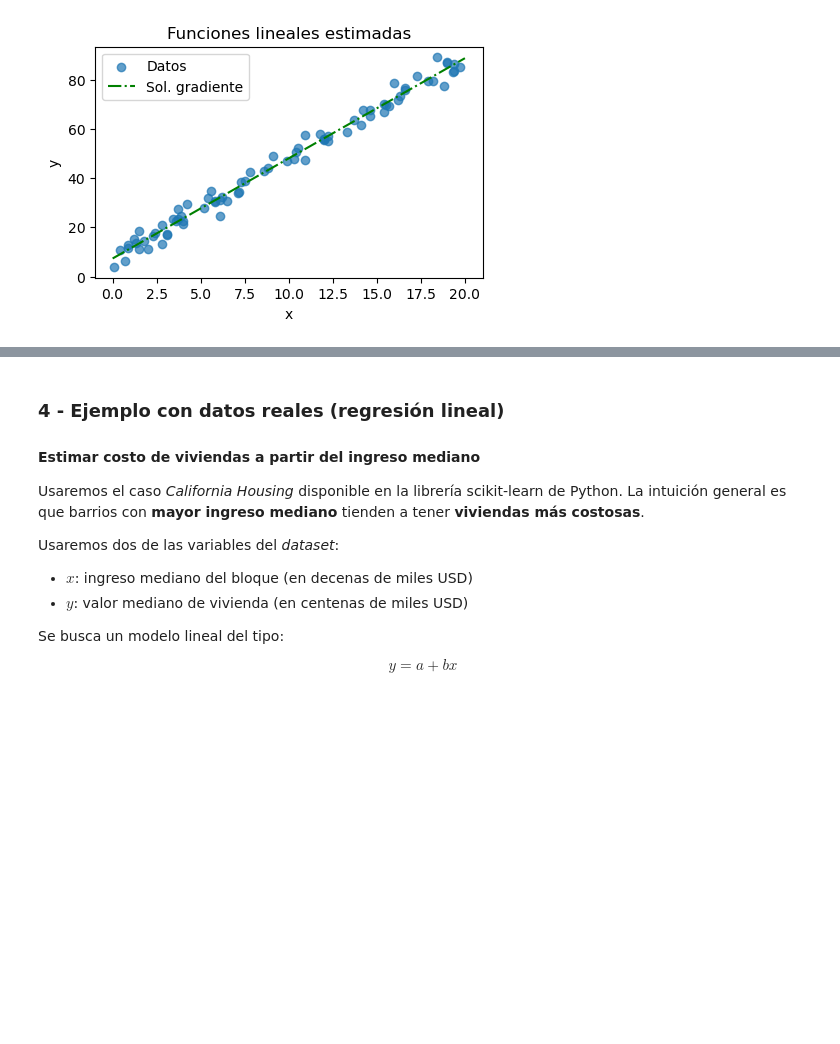
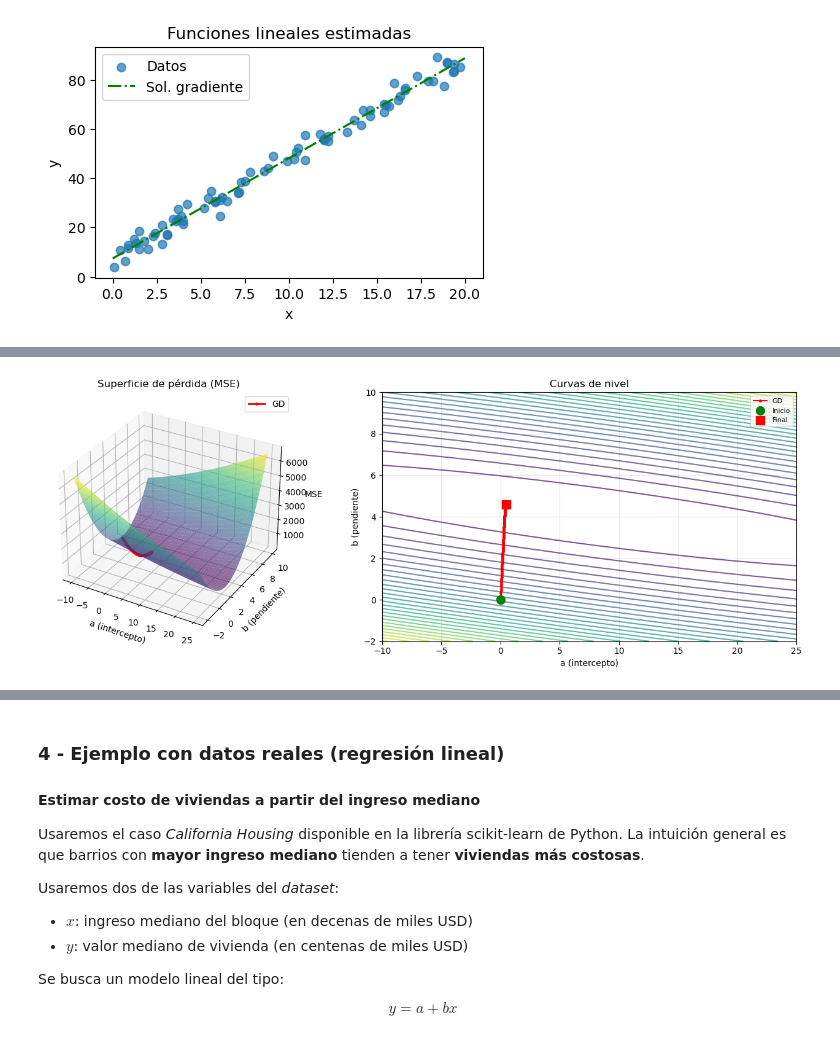
Before and after one commit to milogz/Modelado-en-Optimizacion, a Jupyter notebook: MO_3-2 Estimacion.ipynb, the cells around one changed output, grey strips where cells are left out. Drawn from its saved outputs; the diff is of its cells as text; code cells hidden in the pictures; blank space fills up the shorter version.

```diff
--- a/MO_3-2 Estimacion.ipynb
+++ b/MO_3-2 Estimacion.ipynb
@@ -203,0 +226,26 @@ plot_regression(x, y, beta_gd)
+# %%
+# Visualización de la superficie de pérdida MSE con trayectoria GD
+from helpers_estimacion import plot_loss_surface
+
+# Usar los datos del ejemplo ilustrativo
+x_data = datos['Años de experiencia (x)'].values
+y_data = datos['Salario normalizado (y)'].values
+
+# Ejecutar GD y guardar trayectoria
+a_gd, b_gd = 0.0, 0.0   # punto inicial
+alpha_gd = 0.0001         # learning rate (pequeño para estabilidad)
+path_gd = [(a_gd, b_gd)]
+
+n_pts = len(x_data)
+for step in range(300):
+    pred = a_gd + b_gd * x_data
+    error = pred - y_data
+    grad_a = (2/n_pts) * np.sum(error)
+    grad_b = (2/n_pts) * np.sum(error * x_data)
+    a_gd -= alpha_gd * grad_a
+    b_gd -= alpha_gd * grad_b
+    path_gd.append((a_gd, b_gd))
+
+plot_loss_surface(x_data, y_data, path=path_gd)
+# %% [output]
+[figure, added]
```
Also changed, not shown: parts of 12 cells of this notebook, 20 other files.
